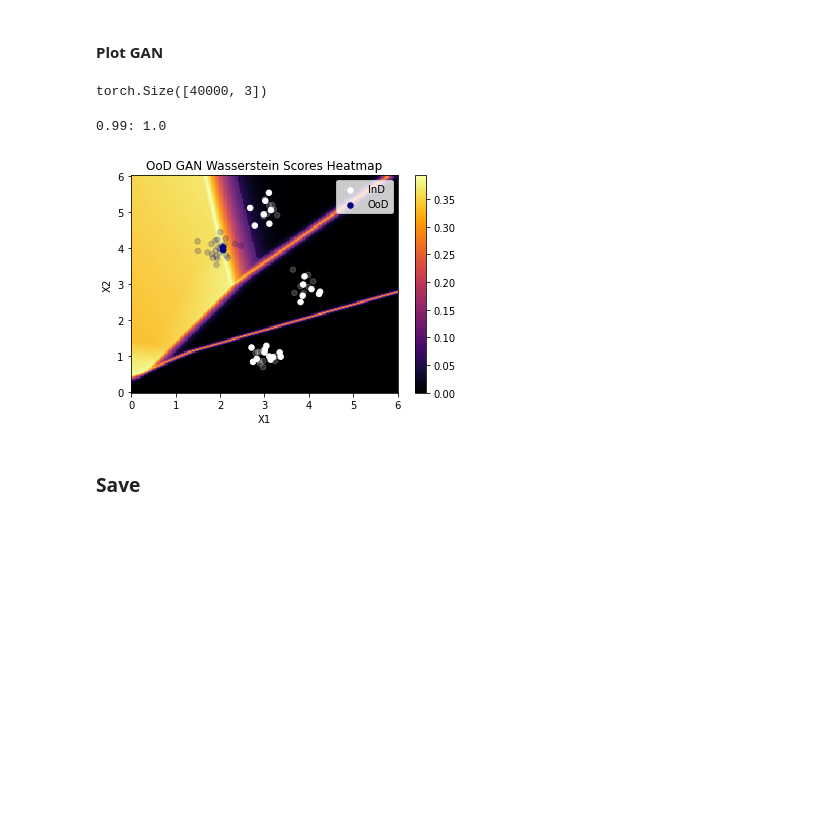
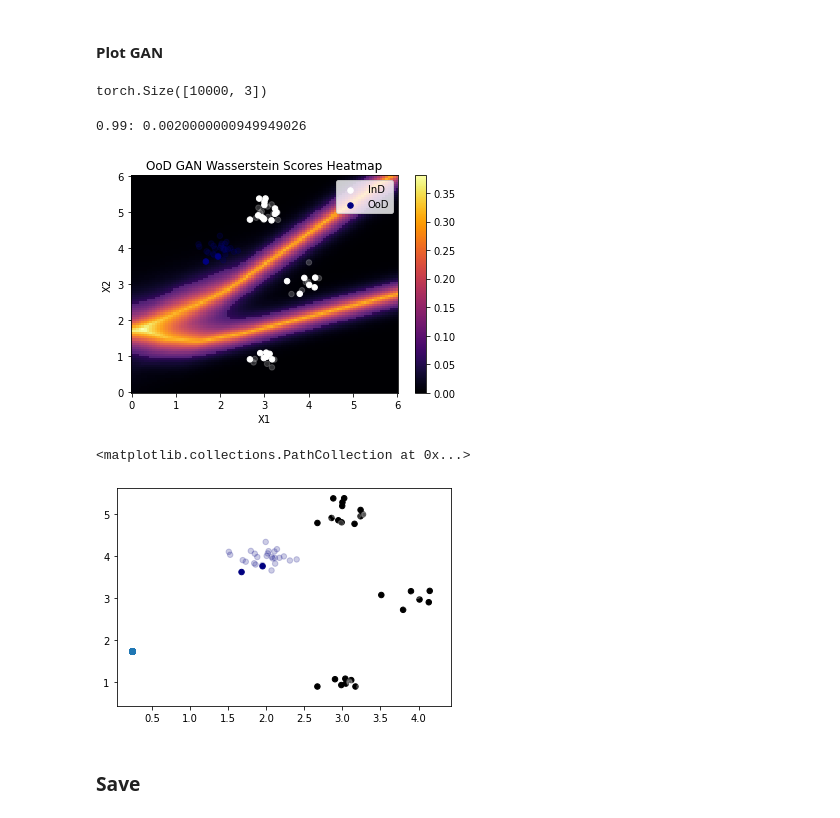
Before and after one commit to Xiaoyang-Song/Out-of-Distribution-GANs, a Jupyter notebook: Notebooks/simulation.ipynb, the cells around one changed output. Saved outputs shown, nothing was run; the diff lists cells and outputs as text; code cells hidden in the pictures; blank space fills up the shorter version.

```diff
--- a/Notebooks/simulation.ipynb
+++ b/Notebooks/simulation.ipynb
@@ -176,8 +180,8 @@ calculate_accuracy(D=D_WOOD, ind=IND_X, ood=OOD_X, tnr=0.999)
 # %%
 from simulation import *
 from wasserstein import *
-D_GAN = DSIM(32)
-G_GAN = GSIM(32)
+D_GAN = DSIM(64)
+G_GAN = GSIM(64)
 # OOD data preparation
 # n_ood = 64
 ood_bsz = 8
@@ -186,8 +190,8 @@ bsz_tri = 64
 print(f"OOD Batch Shape: {OOD_BATCH.shape}")
 # Configuration
 max_epoch = 128
-lr = 1e-3
-w_ce, w_wass, w_dist = 1, 0.1, 0.0
+lr = 1e-4
+w_ce, w_wass, w_dist = 1, 0.1, 0.1
 n_dim = 1
 D_solver = torch.optim.Adam(D_GAN.parameters(), lr=lr, betas=(0.9, 0.999))
 G_solver = torch.optim.Adam(G_GAN.parameters(), lr=lr, betas=(0.9, 0.999))
@@ -291,7 +295,7 @@ plt.savefig(f"simulation_log/plot/example_wood.jpg", dpi=1000)
 # %% [markdown]
 #### Plot GAN
 # %%
-m, n_ind, n_ood = 200, 25, 25
+m, n_ind, n_ood = 100, 25, 25
 xi = np.linspace(0, 6, m, endpoint=True)
 yi = np.linspace(0, 6, m, endpoint=True)
 xy_pos = np.array(list(product(xi, yi)))
@@ -299,12 +303,12 @@ zi_gan = torch.softmax(D_GAN(torch.tensor(xy_pos, dtype=torch.float32)), dim=-1)
 print(zi_gan.shape)
 si_gan = ood_wass_loss(zi_gan)
 # %% [output]
-torch.Size([40000, 3])
+torch.Size([10000, 3])
 # %%
 threshold =calculate_accuracy(D=D_GAN, ind=IND_X, ood=OOD_X, tnr=0.99)
 mask = si_gan > threshold
 # %% [output]
-0.99: 1.0
+0.99: 0.0020000000949949026
 # %%
 # plt.pcolormesh(xi, yi, mask.reshape((m, m)).T, shading='auto',cmap='gray', alpha=0.1)
 plt.pcolormesh(xi, yi, si_gan.reshape((m, m)).T, shading='auto',cmap='inferno', alpha=1)
@@ -323,7 +327,18 @@ plt.ylabel("X2")
 plt.legend()
 plt.savefig(f"simulation_log/plot/example.jpg", dpi=1000)
 # %% [output]
-[figure, old version]
+[figure, new version]
+# %%
+seed = torch.rand((bsz_tri, 2), device=DEVICE)
+Gz = G_GAN(seed).detach().numpy()
+plt.scatter(IND_X[:,0][ind_idx], IND_X[:,1][ind_idx], c='black', label ="InD", sizes=[30]*len(IND_X), alpha=1)
+plt.scatter(OOD_BATCH[:,0], OOD_BATCH[:,1], c='navy', label="OoD", sizes=[30]*len(OOD_X), alpha=1)
+plt.scatter(IND_X_TEST[:,0][ind_idx], IND_X_TEST[:,1][ind_idx], c='white', sizes=[30]*len(IND_X), alpha=0.2)
+plt.scatter(OOD_X[:,0][ood_idx], OOD_X[:,1][ood_idx], c='navy', sizes=[30]*len(OOD_X), alpha=0.2)
+plt.scatter(Gz[:,0], Gz[:,1])
+# %% [output]
+<matplotlib.collections.PathCollection at 0x...>
+[figure, added]
 # %% [markdown]
 ### Save
 # %%
```
Also changed, not shown: parts of 4 cells of this notebook, 8 other files.
